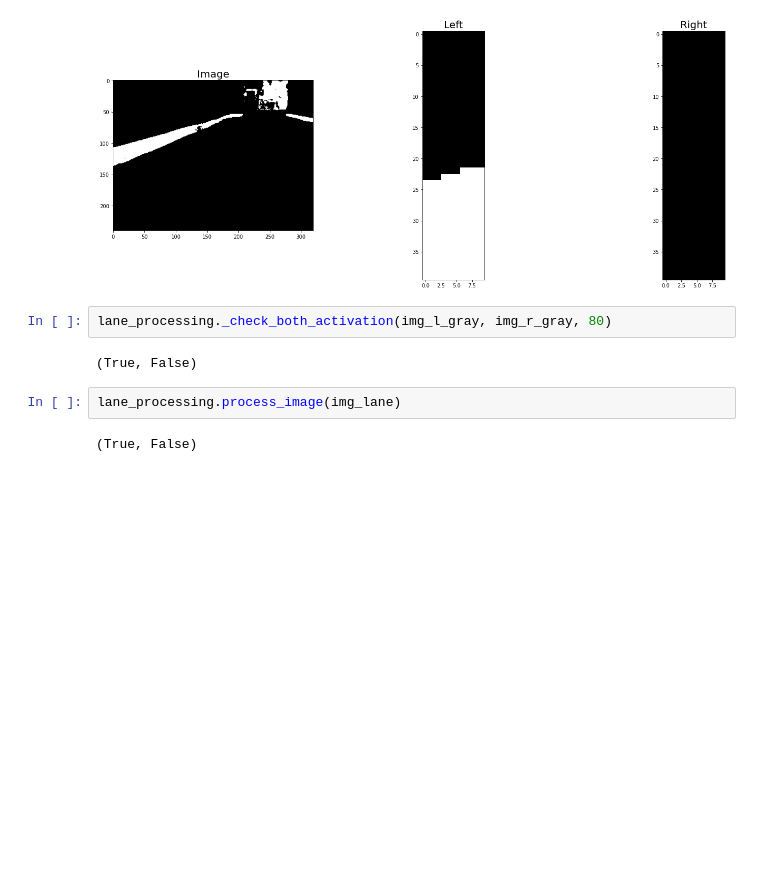
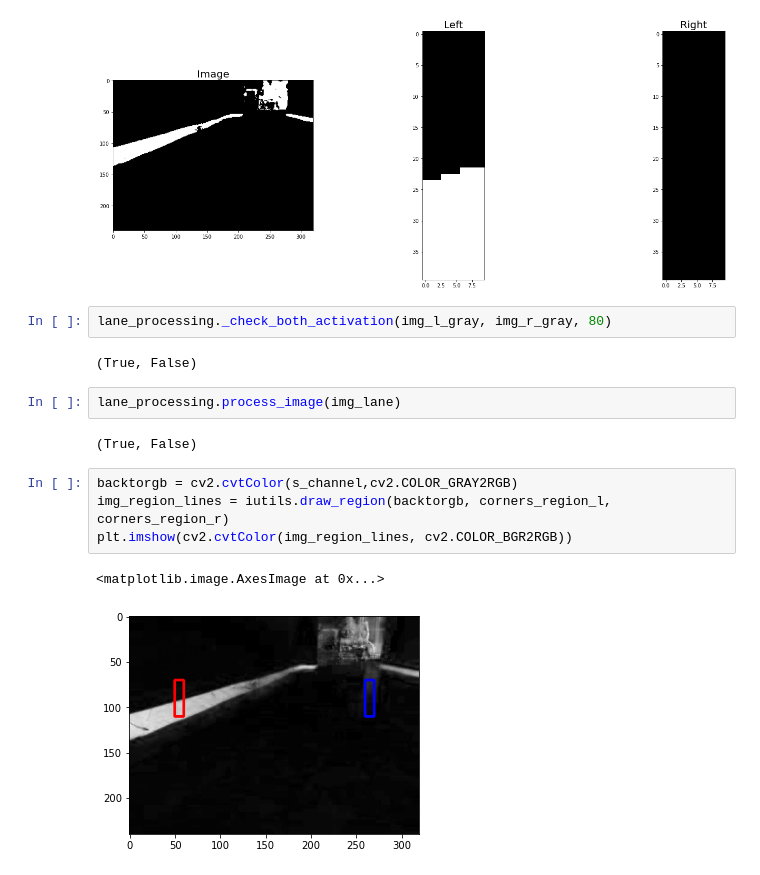
Before and after one commit to aldajo92/UNAL_ComputerVision2021, a Jupyter notebook: ComputerVisionProject/TestBraitenberg.ipynb, the cells around one changed output. Cells and saved outputs as stored; diff of their text form; blank space fills up the shorter version.

```diff
--- a/ComputerVisionProject/TestBraitenberg.ipynb
+++ b/ComputerVisionProject/TestBraitenberg.ipynb
@@ -82,3 +83,10 @@ lane_processing._check_both_activation(img_l_gray, img_r_gray, 80)
 lane_processing.process_image(img_lane)
 # %% [output]
 (True, False)
+# %%
+backtorgb = cv2.cvtColor(s_channel,cv2.COLOR_GRAY2RGB)
+img_region_lines = iutils.draw_region(backtorgb, corners_region_l, corners_region_r)
+plt.imshow(cv2.cvtColor(img_region_lines, cv2.COLOR_BGR2RGB))
+# %% [output]
+<matplotlib.image.AxesImage at 0x...>
+[figure, added]
```
Also changed, not shown: parts of 1 cell of this notebook, 3 other files.
